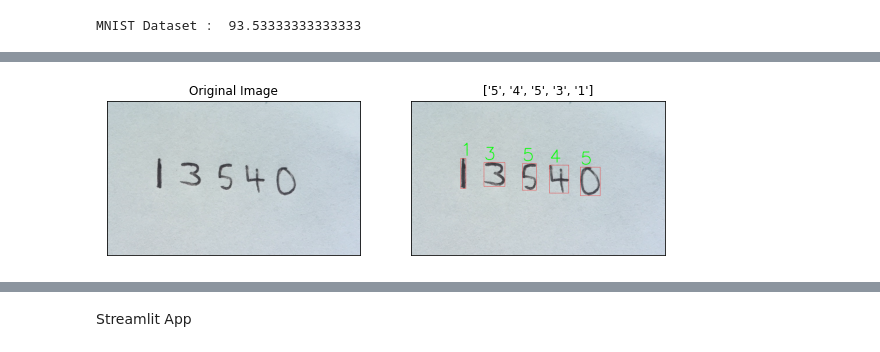
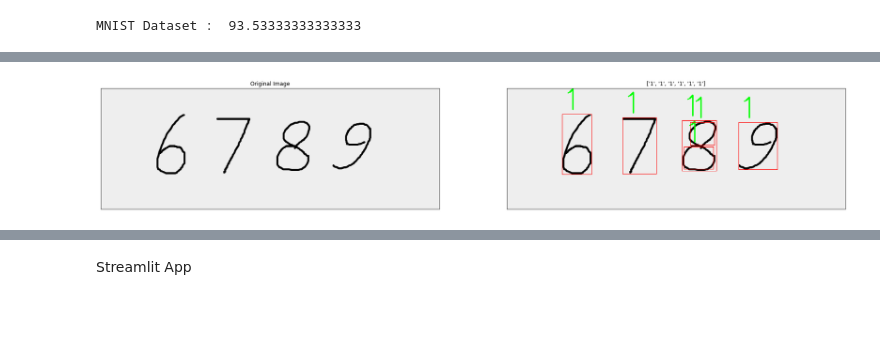
Before and after one commit to haikalzeo/DigitRecognition, a Jupyter notebook: digitrecognition.ipynb, the cells around one changed output, grey strips where cells are left out. Saved outputs shown, nothing was run; the diff lists cells and outputs as text; code cells hidden in the pictures; blank space fills up the shorter version.

```diff
--- a/digitrecognition.ipynb
+++ b/digitrecognition.ipynb
@@ -344,3 +298,6 @@ Manual Dataset :  76.41509433962264
 # %%
-joblib.dump(model_svm, "./drive/MyDrive/Colab Notebooks/DigitRecognition_SVM_Model.pt")
-model_svm_new = joblib.load("./drive/MyDrive/Colab Notebooks/DigitRecognition_SVM_Model.pt")
+joblib.dump(model_svm_mnist, "./drive/MyDrive/Colab Notebooks/DigitRecognition_SVM_MNIST_Model.pt")
+model_svm_mnist_new = joblib.load("./drive/MyDrive/Colab Notebooks/DigitRecognition_SVM_MNIST_Model.pt")
+# %%
+joblib.dump(model_svm_manual, "./drive/MyDrive/Colab Notebooks/DigitRecognition_SVM_Manual_Model.pt")
+model_svm_manual_new = joblib.load("./drive/MyDrive/Colab Notebooks/DigitRecognition_SVM_Manual_Model.pt")
@@ -354,25 +353,23 @@ def recognize_digit(image):
   contours, _ = cv2.findContours(canny.copy(), cv2.RETR_EXTERNAL, cv2.CHAIN_APPROX_SIMPLE)
   boundingBoxes = [cv2.boundingRect(c) for c in contours]
 
-  # Found number in the image
   display = []
-  image_countours = []
   image_numbers = []
 
   for contour in contours:
     (x, y, w, h) = cv2.boundingRect(contour)
-    img = image.copy()
-    image_countours.append(cv2.drawContours(img, contours, -1, (0,255,0), 3))
 
     if w>= 5 and h>=20:
       area = blur[y:y+h, x:x+w]
       ret, area = cv2.threshold(area, 127, 255, cv2.THRESH_BINARY_INV)
 
       new_square = drawSquare(area)
-      number = resize(new_square, 20)
-      result = number.reshape((1, 400));
+      number = resize(new_square, 100)
+      result = number.reshape((1, 10000));
+      # number = resize(new_square, 20)
+      # result = number.reshape((1, 400));
       result = result.astype(np.float32);
-      image_numbers.append(canny)
+      image_numbers.append(number)
 
       #knn opencv
       # ret, res, neighbours, distance = model_cv_knn.findNearest(result, k=1)
@@ -380,7 +377,8 @@ def recognize_digit(image):
       # display.append(n)
 
       #svm
-      res = model_svm_new.predict(result)
+      # res = model_svm_mnist_new.predict(result)
+      res = model_svm_manual_new.predict(result)
       n = str(int(float(res)))
       display.append(n)
 
@@ -394,20 +392,20 @@ def recognize_digit(image):
       cv2.rectangle(image, (x,y), (x+w, y+h), (255,0,0), 1)
       cv2.putText(image, n, (x,y-10), cv2.FONT_ITALIC, 2, (0,255,0), 2)
 
-  return image, display, image_countours, image_numbers
+  return image, display, image_numbers
 # %%
-original = cv2.imread('./drive/MyDrive/DigitRecognition_Dataset/Test/text.jpg')
-resultImage, resultDigit, image_countours, image_numbers = recognize_digit(cv2.imread('./drive/MyDrive/DigitRecognition_Dataset/Test/text.jpg'))
-plt.figure(figsize = (10, 8))
+original = cv2.imread('./drive/MyDrive/DigitRecognition_Dataset/Test/Test9.png')
+resultImage, resultDigit, image_numbers = recognize_digit(cv2.imread('./drive/MyDrive/DigitRecognition_Dataset/Test/Test9.png'))
+plt.figure(figsize = (30, 15))
 plt.subplot(121)
 plt.imshow(original, cmap = 'gray')
 plt.title("Original Image")
 plt.xticks([]), plt.yticks([])
 
 plt.subplot(122)
 plt.imshow(resultImage, "gray")
 plt.title(resultDigit)
 plt.xticks([]), plt.yticks([])
 plt.show()
 # %% [output]
-[figure, old version]
+[figure, new version]
```
Also changed, not shown: parts of 23 cells of this notebook.
